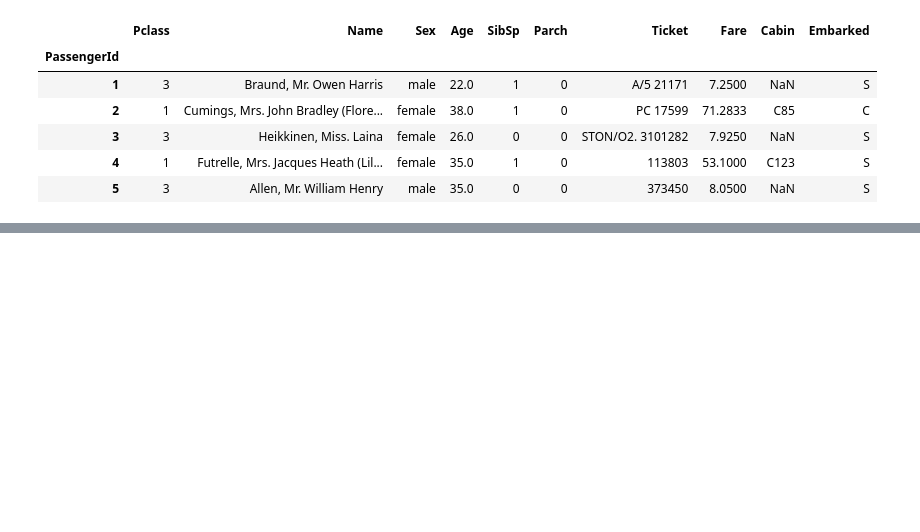
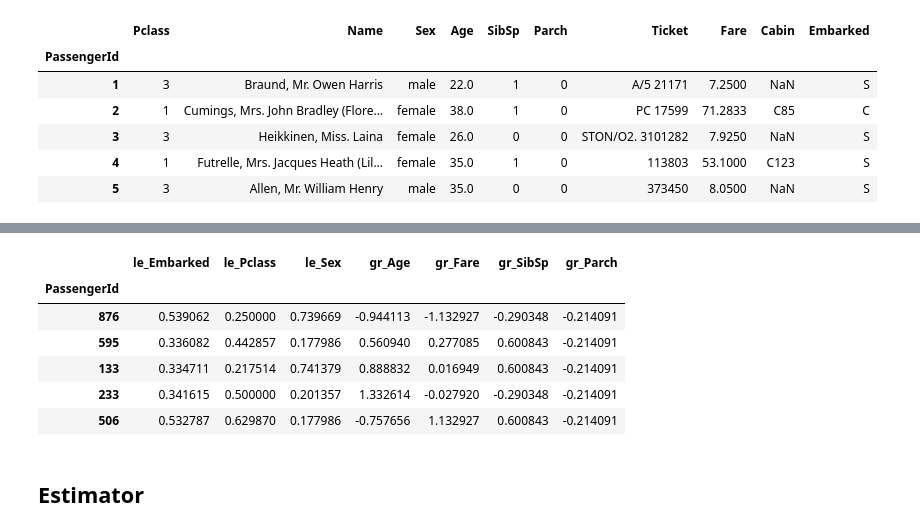
Before and after one commit to SimulatorML/Robusta, a Jupyter notebook: example/titanic/baseline.ipynb, the cells around one changed output, grey strips where cells are left out. Drawn from its saved outputs; the diff is of its cells as text; code cells hidden in the pictures; blank space fills up the shorter version.

```diff
--- a/example/titanic/1. Data & Fold Preparation.ipynb
+++ b/example/titanic/baseline.ipynb
@@ -87 +87,26 @@ X_train.head()
+# %%
+fold_prep = FeatureUnion([
+    ('category', make_pipeline(
+        TypeSelector(['category', 'object']),
+        TargetEncoderCV(cv=4).set_params(encoder__smoothing=2.0),
+    )),
+    ('numeric', make_pipeline(
+        TypeSelector(np.number),
+        Identity(),
+    )),
+])
+
+F_train = fold_prep.fit_transform(X_train, y_train)
+
+F_train.sample(5, random_state=555)
+# %% [output]
+|  | le_Embarked | le_Pclass | le_Sex | gr_Age | gr_Fare | gr_SibSp | gr_Parch |
+| PassengerId |  |  |  |  |  |  |  |
+| 876 | 0.539062 | 0.250000 | 0.739669 | -0.944113 | -1.132927 | -0.290348 | -0.214091 |
+| 595 | 0.336082 | 0.442857 | 0.177986 | 0.560940 | 0.277085 | 0.600843 | -0.214091 |
+| 133 | 0.334711 | 0.217514 | 0.741379 | 0.888832 | 0.016949 | 0.600843 | -0.214091 |
+| 233 | 0.341615 | 0.500000 | 0.201357 | 1.332614 | -0.027920 | -0.290348 | -0.214091 |
+| 506 | 0.532787 | 0.629870 | 0.177986 | -0.757656 | 1.132927 | 0.600843 | -0.214091 |
+# %% [markdown]
+## Estimator
 # %%
```
Also changed, not shown: parts of 16 cells of this notebook, 6 other files.
